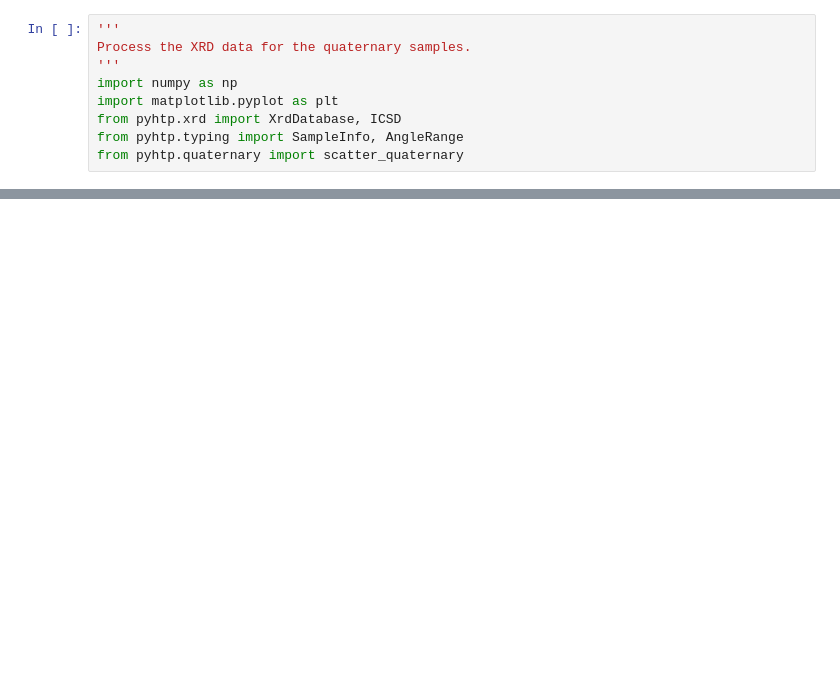
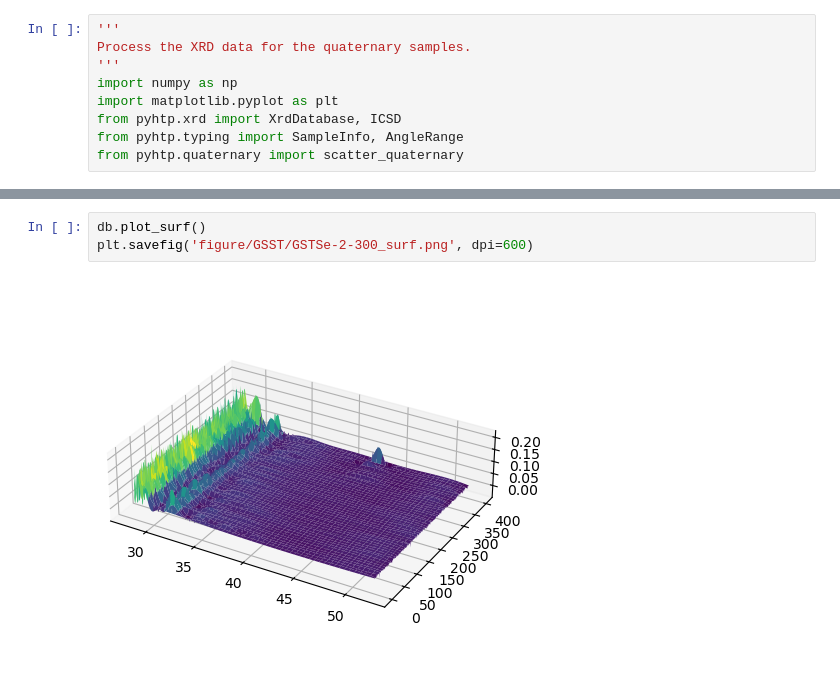
Before and after one commit to JedimasterLu/pyhtp, a Jupyter notebook: quat_xrd.ipynb, the cells around one changed output, grey strips where cells are left out. Saved outputs shown, nothing was run; the diff lists cells and outputs as text; blank space fills up the shorter version.

```diff
--- a/quat_xrd.ipynb
+++ b/quat_xrd.ipynb
@@ -11,0 +44,5 @@ HEIGHT = 0.1
+# %%
+db.plot_surf()
+plt.savefig('figure/GSST/GSTSe-2-300_surf.png', dpi=600)
+# %% [output]
+[figure, added]
```
Also changed, not shown: parts of 9 cells of this notebook, 10 other files.
